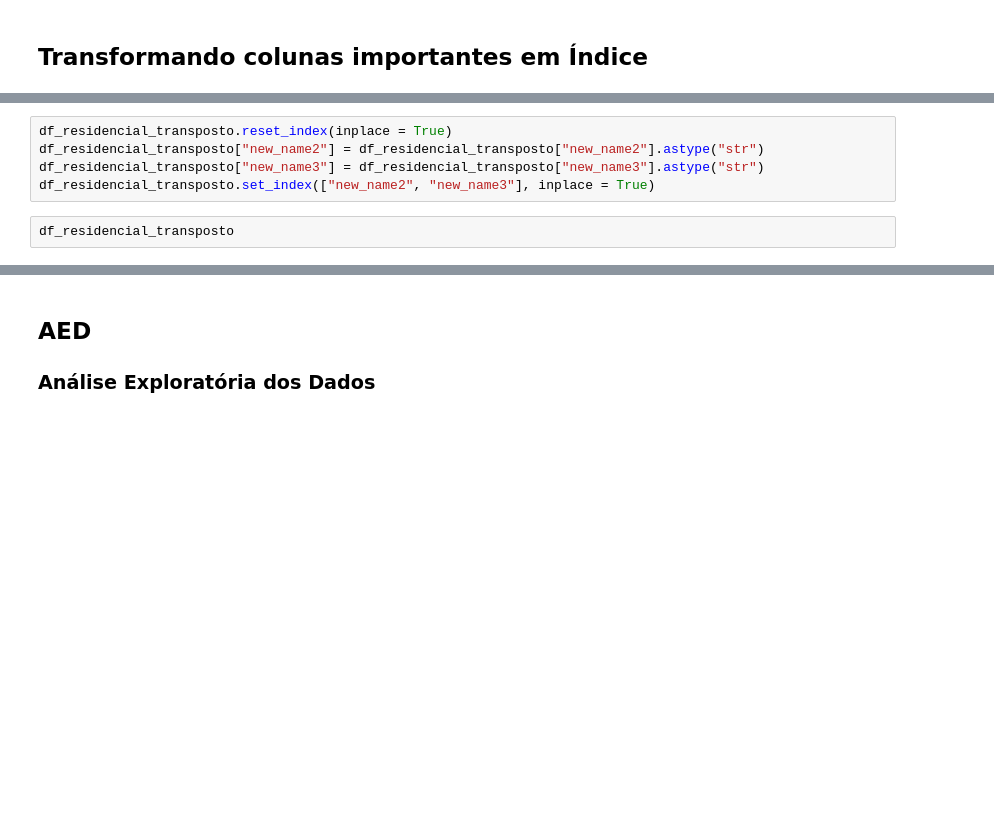
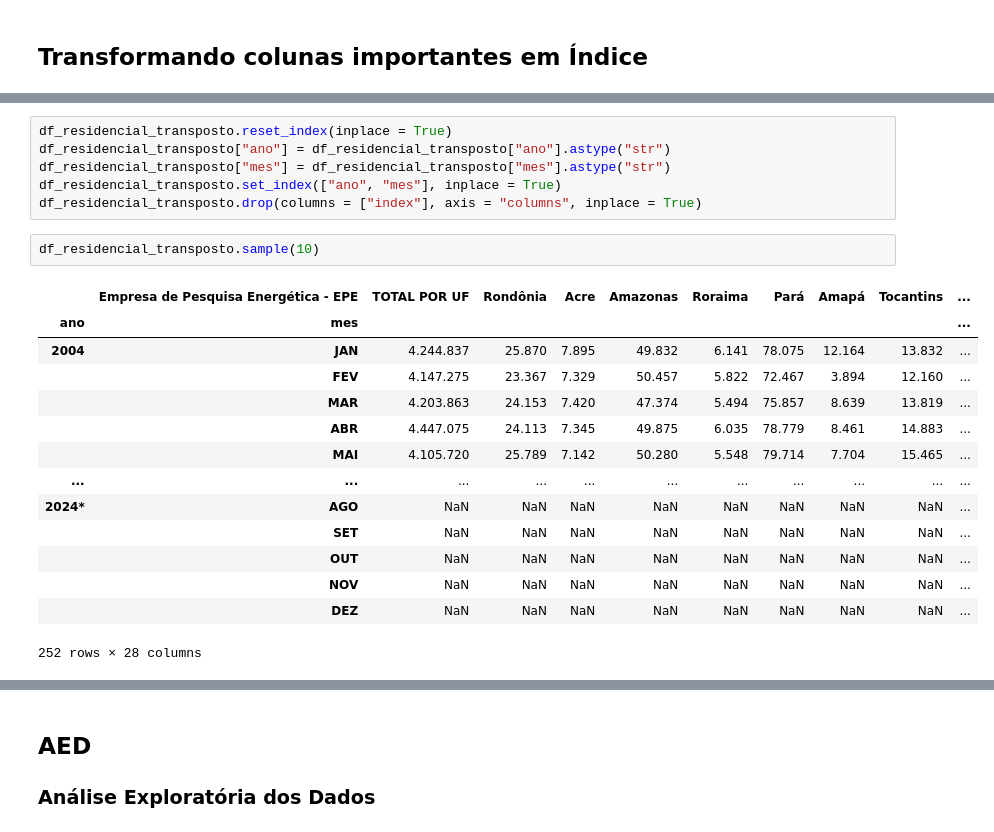
Before and after one commit to PET-Controle-e-Automacao-UESC/contas_de_energia, a Jupyter notebook: src/main.ipynb, the cells around one changed output, grey strips where cells are left out. Drawn from its saved outputs; the diff is of its cells as text; blank space fills up the shorter version.

```diff
--- a/src/main.ipynb
+++ b/src/main.ipynb
@@ -106,7 +216,23 @@ df_residencial_transposto.columns
 # %%
 df_residencial_transposto.reset_index(inplace = True)
-df_residencial_transposto["new_name2"] = df_residencial_transposto["new_name2"].astype("str")
-df_residencial_transposto["new_name3"] = df_residencial_transposto["new_name3"].astype("str")
-df_residencial_transposto.set_index(["new_name2", "new_name3"], inplace = True)
+df_residencial_transposto["ano"] = df_residencial_transposto["ano"].astype("str")
+df_residencial_transposto["mes"] = df_residencial_transposto["mes"].astype("str")
+df_residencial_transposto.set_index(["ano", "mes"], inplace = True)
+df_residencial_transposto.drop(columns = ["index"], axis = "columns", inplace = True)
 # %%
-df_residencial_transposto
+df_residencial_transposto.sample(10)
+# %% [output]
+|  | Empresa de Pesquisa Energética - EPE | TOTAL POR UF | Rondônia | Acre | Amazonas | Roraima | Pará | Amapá | Tocantins | ... |
+| ano | mes |  |  |  |  |  |  |  |  | ... |
+| 2004 | JAN | 4.244.837 | 25.870 | 7.895 | 49.832 | 6.141 | 78.075 | 12.164 | 13.832 | ... |
+|  | FEV | 4.147.275 | 23.367 | 7.329 | 50.457 | 5.822 | 72.467 | 3.894 | 12.160 | ... |
+|  | MAR | 4.203.863 | 24.153 | 7.420 | 47.374 | 5.494 | 75.857 | 8.639 | 13.819 | ... |
+|  | ABR | 4.447.075 | 24.113 | 7.345 | 49.875 | 6.035 | 78.779 | 8.461 | 14.883 | ... |
+|  | MAI | 4.105.720 | 25.789 | 7.142 | 50.280 | 5.548 | 79.714 | 7.704 | 15.465 | ... |
+| ... | ... | ... | ... | ... | ... | ... | ... | ... | ... | ... |
+| 2024* | AGO | NaN | NaN | NaN | NaN | NaN | NaN | NaN | NaN | ... |
+|  | SET | NaN | NaN | NaN | NaN | NaN | NaN | NaN | NaN | ... |
+|  | OUT | NaN | NaN | NaN | NaN | NaN | NaN | NaN | NaN | ... |
+|  | NOV | NaN | NaN | NaN | NaN | NaN | NaN | NaN | NaN | ... |
+|  | DEZ | NaN | NaN | NaN | NaN | NaN | NaN | NaN | NaN | ... |
+252 rows × 28 columns
```
Also changed, not shown: parts of 16 cells of this notebook, 8 other files.
